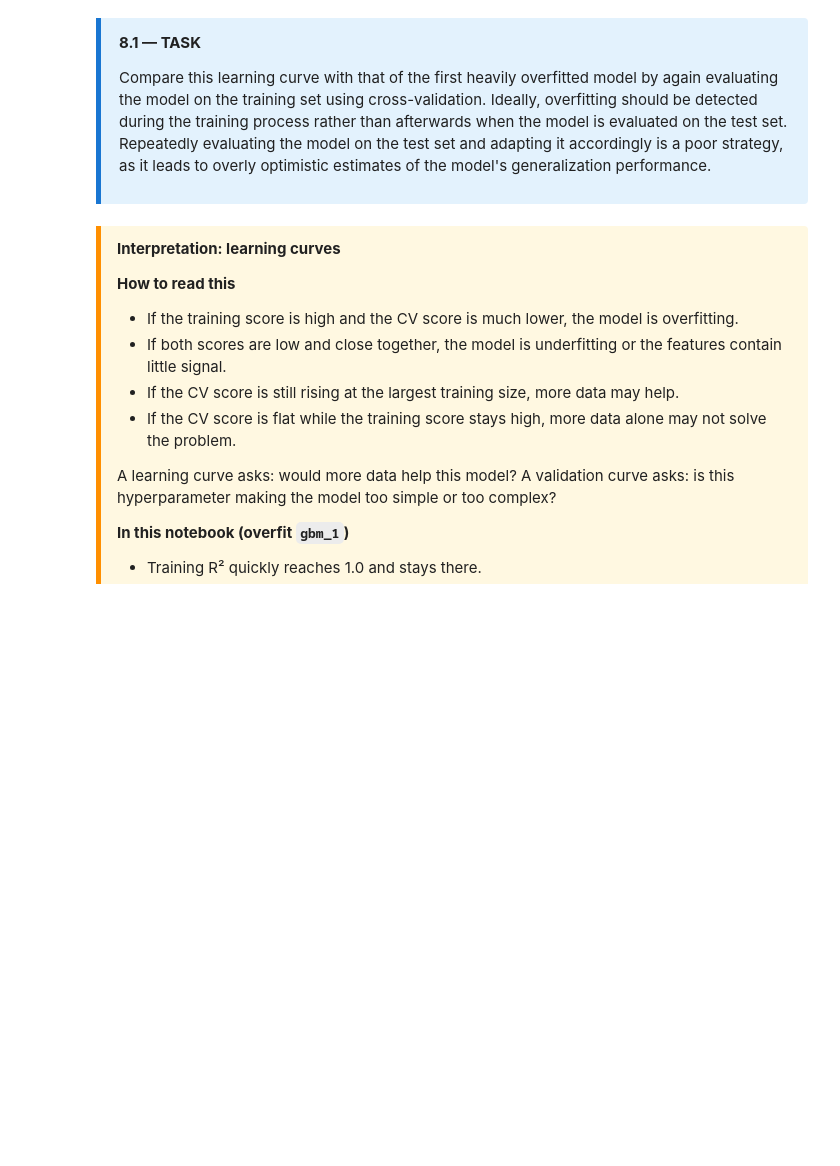
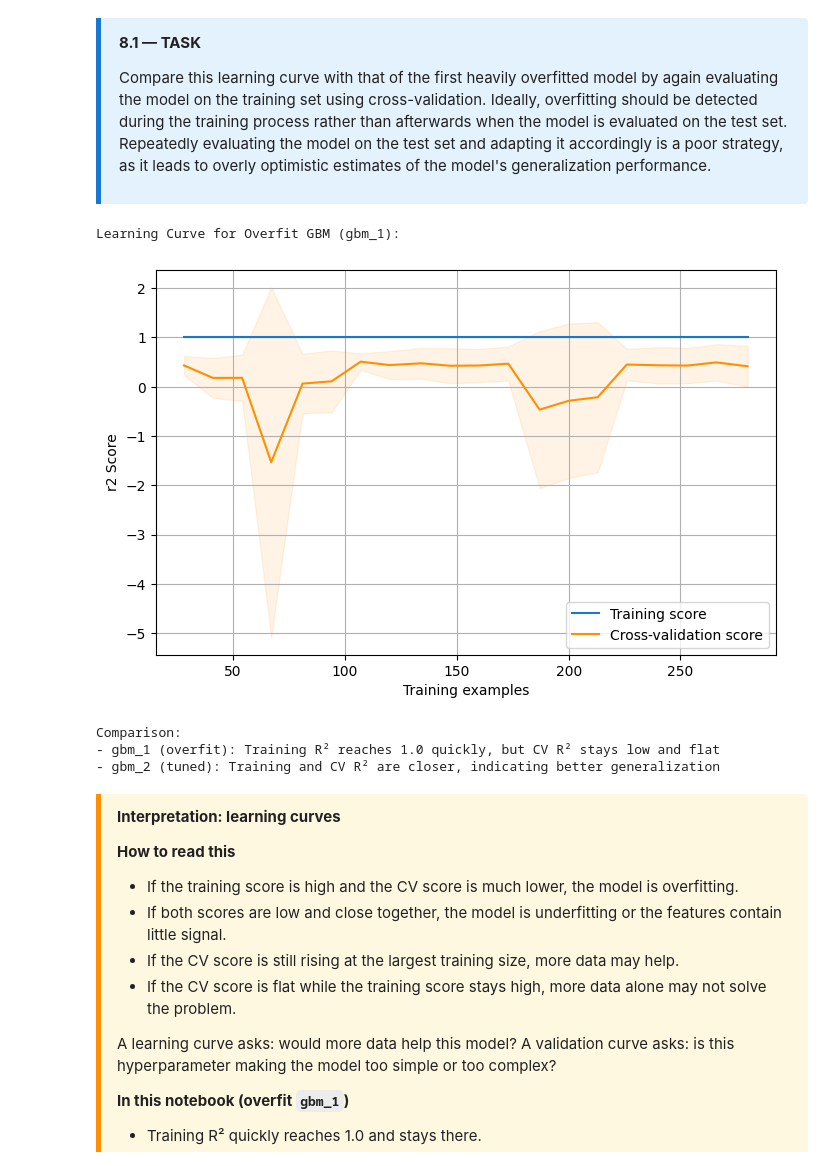
Before and after one commit to bizimdenge/ai4as_pitfalls_in_machine_learning_2026, a Jupyter notebook: notebooks_code/class_01_exercise.ipynb, the cells around one changed output. Saved outputs shown, nothing was run; the diff lists cells and outputs as text; code cells hidden in the pictures; blank space fills up the shorter version.

```diff
--- a/notebooks_code/class_01_exercise.ipynb
+++ b/notebooks_code/class_01_exercise.ipynb
@@ -698,6 +940,22 @@ gbm_pipeline = Pipeline(
 )
 # %%
 # Add your code here
+
+gbm_random = RandomizedSearchCV(
+    gbm_pipeline,
+    param_distributions=random_grid,
+    n_iter=100,
+    cv=5,
+    scoring='r2',
+    random_state=65461,
+    n_jobs=-1,
+    verbose=1
+)
+
+gbm_random.fit(X_train, y_train)
+
+print('Best CV R2:', gbm_random.best_score_)
+print('Best params:', gbm_random.best_params_)
 
 # Hints:
 # - Wrap gbm_pipeline in RandomizedSearchCV(param_distributions=random_grid, ...)
@@ -714,6 +986,24 @@ Refit the best model (assign to gbm_2) and evaluate the performance on train and
 </div>
 # %%
 # Add your code here
+
+best_params = {k.split('__')[1]: v for k, v in gbm_random.best_params_.items()}
+gbm_2 = Pipeline([
+    ('preprocess', preprocessor),
+    ('model', GradientBoostingRegressor(random_state=4872, **best_params))
+])
+
+gbm_2.fit(X_train, y_train)
+
+train_pred = gbm_2.predict(X_train)
+test_pred = gbm_2.predict(X_test)
+train_r2 = r2_score(y_train, train_pred)
+test_r2 = r2_score(y_test, test_pred)
+train_rmse = np.sqrt(mean_squared_error(y_train, train_pred))
+test_rmse = np.sqrt(mean_squared_error(y_test, test_pred))
+
+print(f'Train R2: {train_r2:.4f}, Train RMSE: {train_rmse:.4f}')
+print(f'Test R2:  {test_r2:.4f}, Test RMSE:  {test_rmse:.4f}')
 
 # Hints:
 # - Read best hyperparameters from gbm_random.best_params_
@@ -818,12 +1136,29 @@ Compare this learning curve with that of the first heavily overfitted model by a
 </div>
 # %%
 # Add your code here
+
+plot_learning(
+    gbm_1,
+    df_data.drop(columns='bBHBmol/L(19d)'),
+    df_data['bBHBmol/L(19d)'],
+    cv=5,
+    num_show=5,
+    metric='r2'
+)
+plt.title('Learning curve for GBM 1')
+plt.show()
 
 # Hints:
 # - Call plot_learning(...) for gbm_1 with the same arguments as the tuned model above
 # - Use full feature matrix (drop target column) and the target series
 # - Compare visually to the gbm_2 learning curve — look for a persistent train–CV gap
 # - plt.show() when done
+# %% [output]
+Learning Curve for Overfit GBM (gbm_1):
+[figure, added]
+Comparison:
+- gbm_1 (overfit): Training R² reaches 1.0 quickly, but CV R² stays low and flat
+- gbm_2 (tuned): Training and CV R² are closer, indicating better generalization
 # %% [markdown]
 <div style="background:#FFF8E1;border-left:5px solid #FF8F00;padding:12px 16px;margin:10px 0;border-radius:0 4px 4px 0;">
 
```
Also changed, not shown: parts of 16 cells of this notebook, 1 other file.
